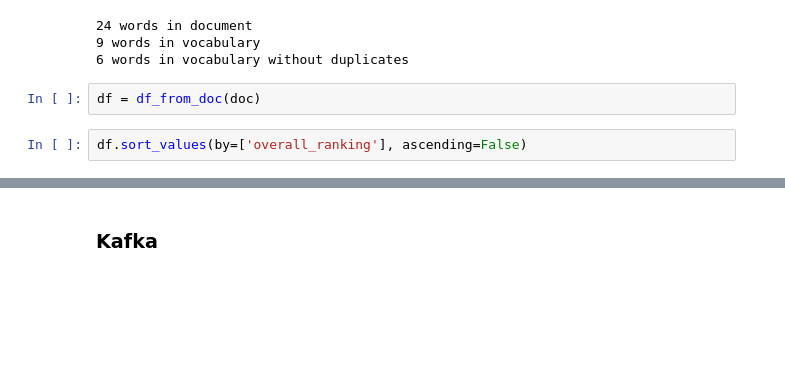
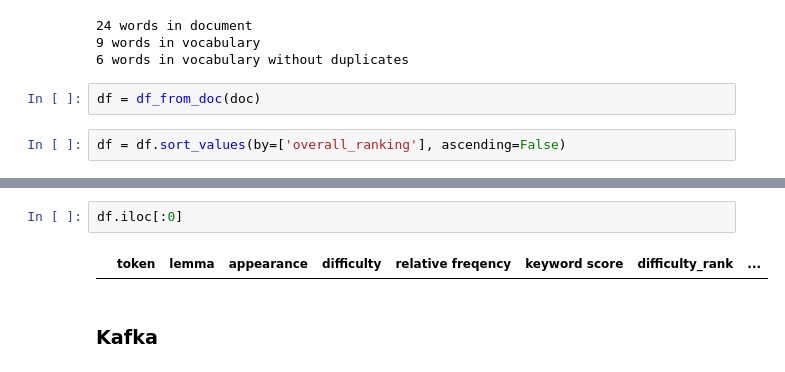
Before and after one commit to OshFrosch/Vocabulary-Predictor, a Jupyter notebook: src/notebooks/Pipeline Notebook.ipynb, the cells around one changed output, grey strips where cells are left out. Saved outputs shown, nothing was run; the diff lists cells and outputs as text; blank space fills up the shorter version.

```diff
--- a/src/notebooks/Pipeline Notebook.ipynb
+++ b/src/notebooks/Pipeline Notebook.ipynb
@@ -324,4 +331,4 @@ doc = nlp("Hi I'm a little little boy. Get me a piece of cake or I'll killed you
 # %%
 df = df_from_doc(doc)
 # %%
-df.sort_values(by=['overall_ranking'], ascending=False)
+df = df.sort_values(by=['overall_ranking'], ascending=False)
@@ -342,3 +335,7 @@ df.sort_values(by=['overall_ranking'], ascending=False)
+# %%
+df.iloc[:0]
+# %% [output]
+|  | token | lemma | appearance | difficulty | relative freqency | keyword score | difficulty_rank | ... |
 # %% [markdown]
 ### Kafka
 # %%
```
Also changed, not shown: parts of 4 cells of this notebook.
